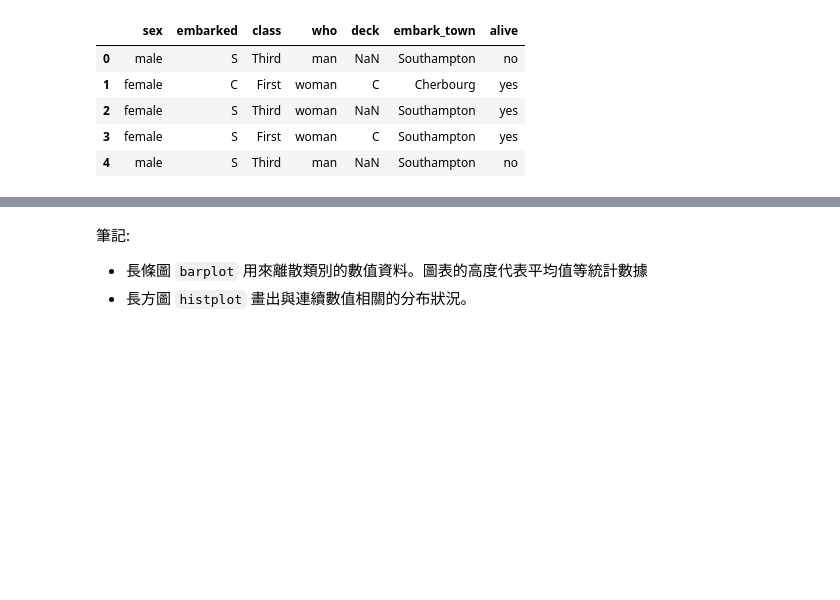
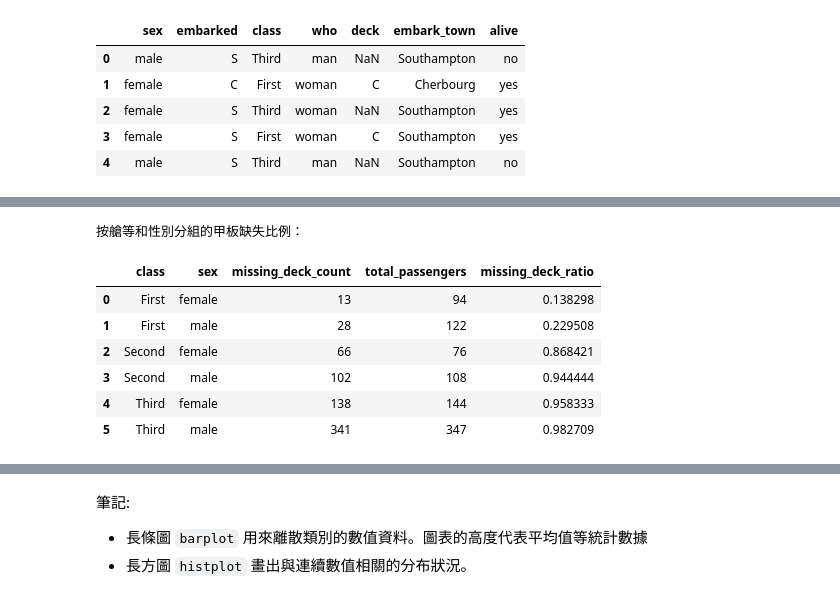
Before and after one commit to aaronhuang317/Titanic-Passenger-Survival-Prediction-and-Risk-Factor-Analysis, a Jupyter notebook: Titanic-Passenger-Survival-Prediction-and-Risk-Factor-Analysis.ipynb, the cells around one changed output, grey strips where cells are left out. Saved outputs shown, nothing was run; the diff lists cells and outputs as text; code cells hidden in the pictures; blank space fills up the shorter version.

```diff
--- a/Titanic-Passenger-Survival-Prediction-and-Risk-Factor-Analysis.ipynb
+++ b/Titanic-Passenger-Survival-Prediction-and-Risk-Factor-Analysis.ipynb
@@ -130,0 +150,22 @@ dtype: object
+# %%
+total_passengers_by_group = titanic_df.groupby(['class', 'sex']).size().reset_index(name='total_passengers')
+
+missing_deck_proportion = pd.merge(
+    missing_deck_by_group,
+    total_passengers_by_group,
+    on=['class', 'sex']
+)
+
+missing_deck_proportion['missing_deck_ratio'] = missing_deck_proportion['missing_deck_count'] / missing_deck_proportion['total_passengers']
+
+print("按艙等和性別分組的甲板缺失比例：")
+display(missing_deck_proportion)
+# %% [output]
+按艙等和性別分組的甲板缺失比例：
+|  | class | sex | missing_deck_count | total_passengers | missing_deck_ratio |
+| 0 | First | female | 13 | 94 | 0.138298 |
+| 1 | First | male | 28 | 122 | 0.229508 |
+| 2 | Second | female | 66 | 76 | 0.868421 |
+| 3 | Second | male | 102 | 108 | 0.944444 |
+| 4 | Third | female | 138 | 144 | 0.958333 |
+| 5 | Third | male | 341 | 347 | 0.982709 |
```
Also changed, not shown: parts of 16 cells of this notebook.
